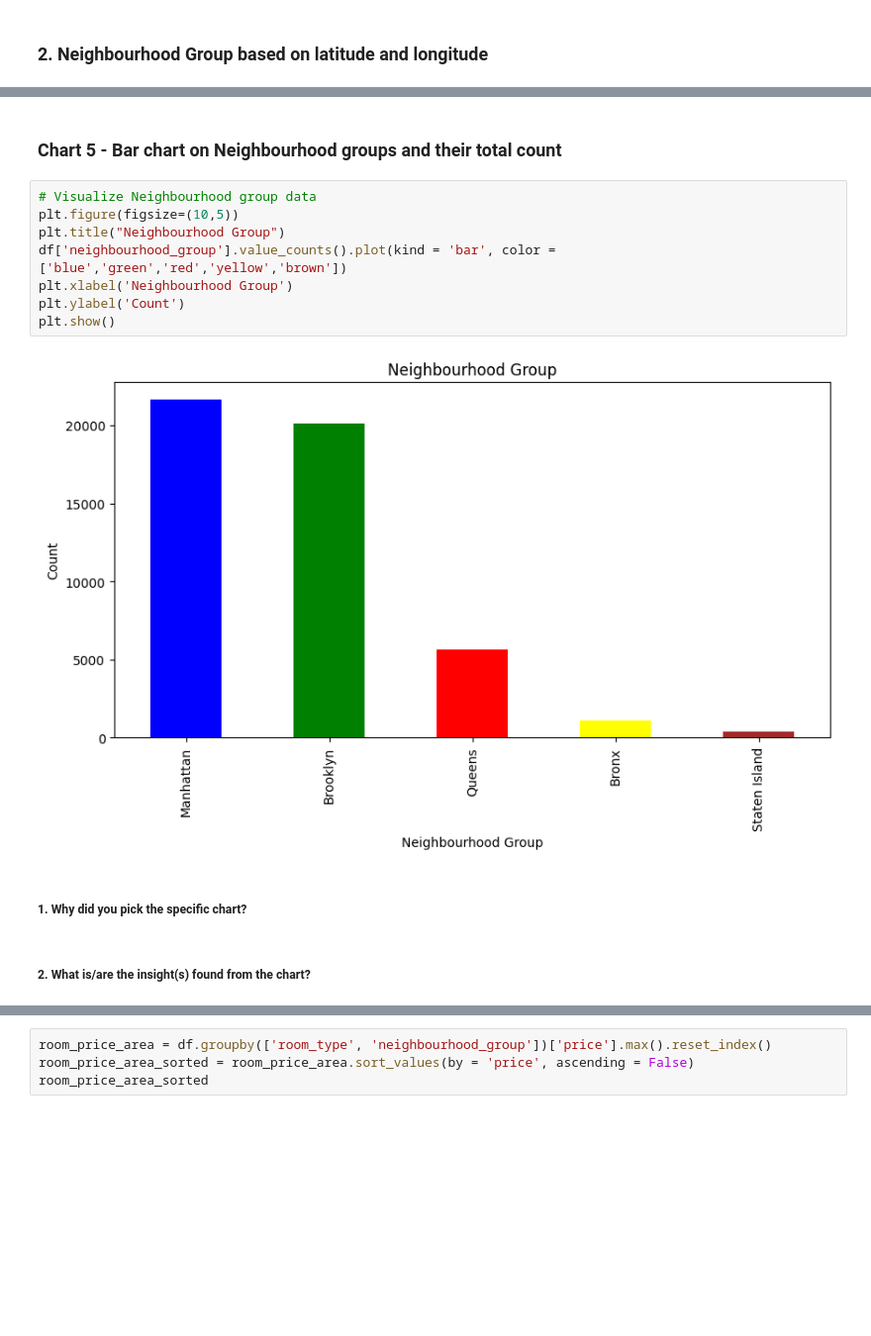
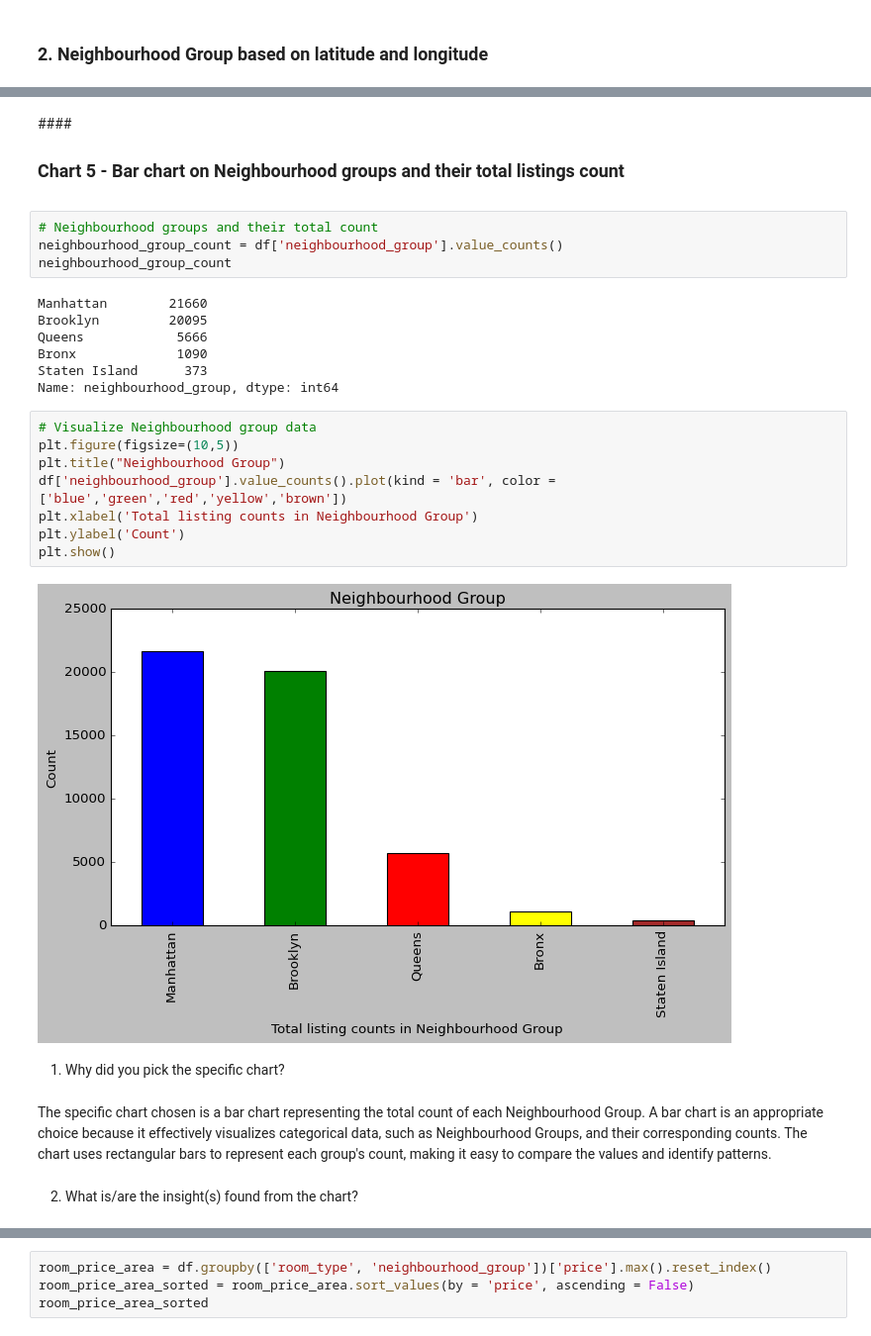
Before and after one commit to Pranita1994/EDA_Project, a Jupyter notebook: AirBnb_Bookings_Analysis.ipynb, the cells around one changed output, grey strips where cells are left out. Shown at 99% size. Drawn from its saved outputs; the diff is of its cells as text; blank space fills up the shorter version.

```diff
--- a/AirBnb_Bookings_Analysis.ipynb
+++ b/AirBnb_Bookings_Analysis.ipynb
@@ -503,16 +583,29 @@ In this scatter plot, each point represents a location based on its latitude and
 # %% [markdown]
-<h3>Chart 5 - Bar chart on Neighbourhood groups and their total count </h3>
+####<h3>Chart 5 - Bar chart on Neighbourhood groups and their total listings count </h3>
+# %%
+# Neighbourhood groups and their total count
+neighbourhood_group_count = df['neighbourhood_group'].value_counts()
+neighbourhood_group_count
+# %% [output]
+Manhattan        21660
+Brooklyn         20095
+Queens            5666
+Bronx             1090
+Staten Island      373
+Name: neighbourhood_group, dtype: int64
 # %%
 # Visualize Neighbourhood group data
 plt.figure(figsize=(10,5))
 plt.title("Neighbourhood Group")
 df['neighbourhood_group'].value_counts().plot(kind = 'bar', color = ['blue','green','red','yellow','brown'])
-plt.xlabel('Neighbourhood Group')
+plt.xlabel('Total listing counts in Neighbourhood Group')
 plt.ylabel('Count')
 plt.show()
 # %% [output]
-[figure, old version]
+[figure, new version]
 # %% [markdown]
-##### 1. Why did you pick the specific chart?
+1. Why did you pick the specific chart?
+# %% [markdown]
+The specific chart chosen is a bar chart representing the total count of each Neighbourhood Group. A bar chart is an appropriate choice because it effectively visualizes categorical data, such as Neighbourhood Groups, and their corresponding counts. The chart uses rectangular bars to represent each group's count, making it easy to compare the values and identify patterns.
 # %% [markdown]
-##### 2. What is/are the insight(s) found from the chart?
+2. What is/are the insight(s) found from the chart?
```
Also changed, not shown: parts of 125 cells of this notebook.
